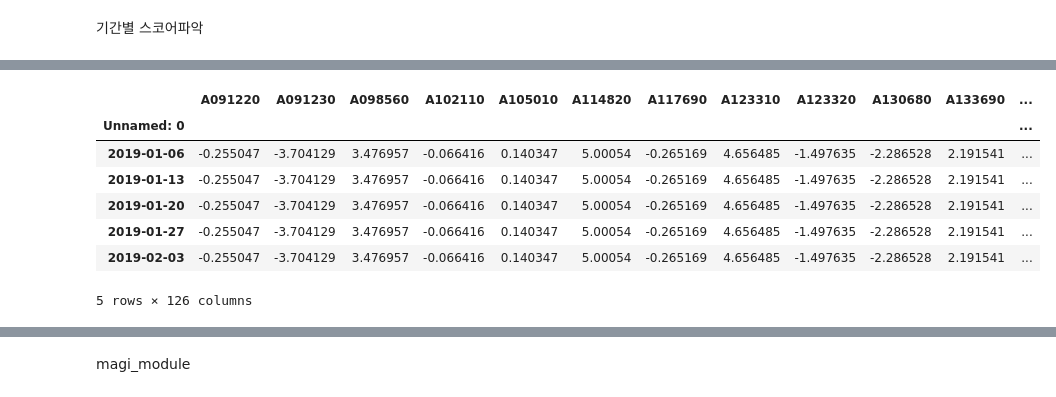
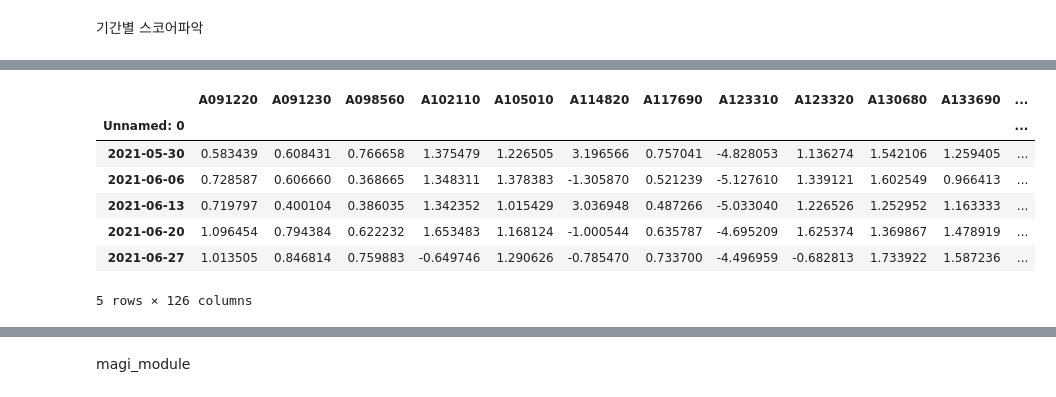
Before and after one commit to faridLim/Data-analysis, a Jupyter notebook: StrategyScore_ipynb의_사본.ipynb, the cells around one changed output, grey strips where cells are left out. Drawn from its saved outputs; the diff is of its cells as text; code cells hidden in the pictures.

```diff
--- a/StrategyScore_ipynb의_사본.ipynb
+++ b/StrategyScore_ipynb의_사본.ipynb
@@ -238,15 +251,15 @@ daily_score.head()
 daily_score.to_csv("/content/gdrive/Shareddrives/mirae/외부데이터/daily_score(2).csv")
 # %%
 weekly_score = score.resample('W').last().iloc[:, ]
-weekly_score.head()
+weekly_score.tail()
 # %% [output]
 |  | A091220 | A091230 | A098560 | A102110 | A105010 | A114820 | A117690 | A123310 | A123320 | A130680 | A133690 | ... |
 | Unnamed: 0 |  |  |  |  |  |  |  |  |  |  |  | ... |
-| 2019-01-06 | -0.255047 | -3.704129 | 3.476957 | -0.066416 | 0.140347 | 5.00054 | -0.265169 | 4.656485 | -1.497635 | -2.286528 | 2.191541 | ... |
-| 2019-01-13 | -0.255047 | -3.704129 | 3.476957 | -0.066416 | 0.140347 | 5.00054 | -0.265169 | 4.656485 | -1.497635 | -2.286528 | 2.191541 | ... |
-| 2019-01-20 | -0.255047 | -3.704129 | 3.476957 | -0.066416 | 0.140347 | 5.00054 | -0.265169 | 4.656485 | -1.497635 | -2.286528 | 2.191541 | ... |
-| 2019-01-27 | -0.255047 | -3.704129 | 3.476957 | -0.066416 | 0.140347 | 5.00054 | -0.265169 | 4.656485 | -1.497635 | -2.286528 | 2.191541 | ... |
-| 2019-02-03 | -0.255047 | -3.704129 | 3.476957 | -0.066416 | 0.140347 | 5.00054 | -0.265169 | 4.656485 | -1.497635 | -2.286528 | 2.191541 | ... |
+| 2021-05-30 | 0.583439 | 0.608431 | 0.766658 | 1.375479 | 1.226505 | 3.196566 | 0.757041 | -4.828053 | 1.136274 | 1.542106 | 1.259405 | ... |
+| 2021-06-06 | 0.728587 | 0.606660 | 0.368665 | 1.348311 | 1.378383 | -1.305870 | 0.521239 | -5.127610 | 1.339121 | 1.602549 | 0.966413 | ... |
+| 2021-06-13 | 0.719797 | 0.400104 | 0.386035 | 1.342352 | 1.015429 | 3.036948 | 0.487266 | -5.033040 | 1.226526 | 1.252952 | 1.163333 | ... |
+| 2021-06-20 | 1.096454 | 0.794384 | 0.622232 | 1.653483 | 1.168124 | -1.000544 | 0.635787 | -4.695209 | 1.625374 | 1.369867 | 1.478919 | ... |
+| 2021-06-27 | 1.013505 | 0.846814 | 0.759883 | -0.649746 | 1.290626 | -0.785470 | 0.733700 | -4.496959 | -0.682813 | 1.733922 | 1.587236 | ... |
 5 rows × 126 columns
 # %%
 weekly_score.to_csv("/content/gdrive/Shareddrives/mirae/외부데이터/weekly_score(2).csv")
```
Also changed, not shown: parts of 15 cells of this notebook.
